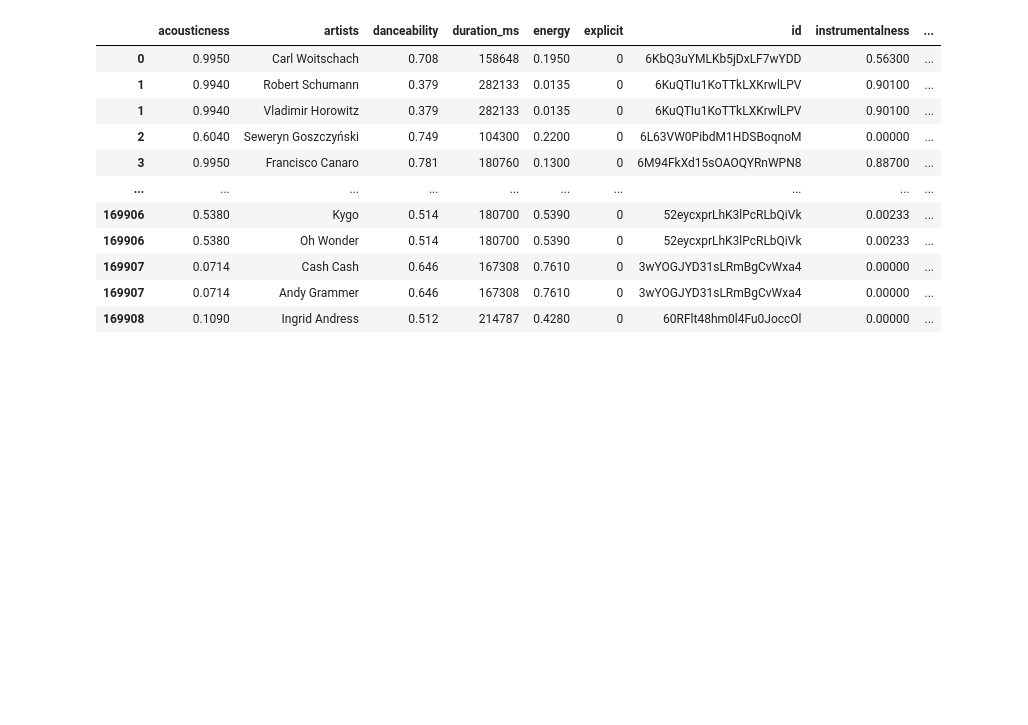
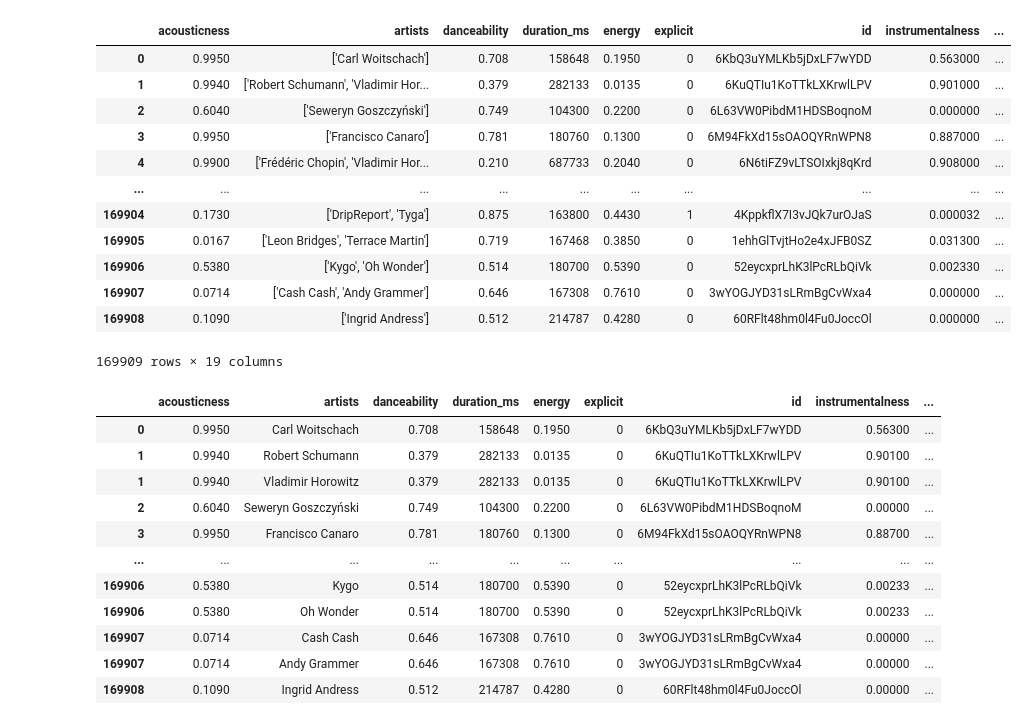
Before and after one commit to datares/TeamPink, a Jupyter notebook: analysis/spotify_PCA.ipynb, the cells around one changed output. Cells and saved outputs as stored; diff of their text form; code cells hidden in the pictures; blank space fills up the shorter version.

Commit message:
made some changes to EDA, did PCA for top 10 artists

```diff
--- a/analysis/spotify_PCA.ipynb
+++ b/analysis/spotify_PCA.ipynb
@@ -10,4 +12,20 @@ df_by_artist = pd.read_csv('/Users/zoebjamal/Desktop/DataRes/team_pink/data/rawd
 df_by_genres = pd.read_csv('/Users/zoebjamal/Desktop/DataRes/team_pink/data/rawdata/data_by_genres.csv', index_col = 0)
 df_by_year = pd.read_csv('/Users/zoebjamal/Desktop/DataRes/team_pink/data/rawdata/data_by_year.csv', index_col = 0)
 df_w_genres = pd.read_csv('/Users/zoebjamal/Desktop/DataRes/team_pink/data/rawdata/data_w_genres.csv', index_col = 0)
+# %%
+df_main
+# %% [output]
+|  | acousticness | artists | danceability | duration_ms | energy | explicit | id | instrumentalness | ... |
+| 0 | 0.9950 | ['Carl Woitschach'] | 0.708 | 158648 | 0.1950 | 0 | 6KbQ3uYMLKb5jDxLF7wYDD | 0.563000 | ... |
+| 1 | 0.9940 | ['Robert Schumann', 'Vladimir Hor... | 0.379 | 282133 | 0.0135 | 0 | 6KuQTIu1KoTTkLXKrwlLPV | 0.901000 | ... |
+| 2 | 0.6040 | ['Seweryn Goszczyński'] | 0.749 | 104300 | 0.2200 | 0 | 6L63VW0PibdM1HDSBoqnoM | 0.000000 | ... |
+| 3 | 0.9950 | ['Francisco Canaro'] | 0.781 | 180760 | 0.1300 | 0 | 6M94FkXd15sOAOQYRnWPN8 | 0.887000 | ... |
+| 4 | 0.9900 | ['Frédéric Chopin', 'Vladimir Hor... | 0.210 | 687733 | 0.2040 | 0 | 6N6tiFZ9vLTSOIxkj8qKrd | 0.908000 | ... |
+| ... | ... | ... | ... | ... | ... | ... | ... | ... | ... |
+| 169904 | 0.1730 | ['DripReport', 'Tyga'] | 0.875 | 163800 | 0.4430 | 1 | 4KppkflX7I3vJQk7urOJaS | 0.000032 | ... |
+| 169905 | 0.0167 | ['Leon Bridges', 'Terrace Martin'] | 0.719 | 167468 | 0.3850 | 0 | 1ehhGlTvjtHo2e4xJFB0SZ | 0.031300 | ... |
+| 169906 | 0.5380 | ['Kygo', 'Oh Wonder'] | 0.514 | 180700 | 0.5390 | 0 | 52eycxprLhK3lPcRLbQiVk | 0.002330 | ... |
+| 169907 | 0.0714 | ['Cash Cash', 'Andy Grammer'] | 0.646 | 167308 | 0.7610 | 0 | 3wYOGJYD31sLRmBgCvWxa4 | 0.000000 | ... |
+| 169908 | 0.1090 | ['Ingrid Andress'] | 0.512 | 214787 | 0.4280 | 0 | 60RFlt48hm0l4Fu0JoccOl | 0.000000 | ... |
+169909 rows × 19 columns
 # %%
```
Also changed, not shown: parts of 30 cells of this notebook, 5 other files.
